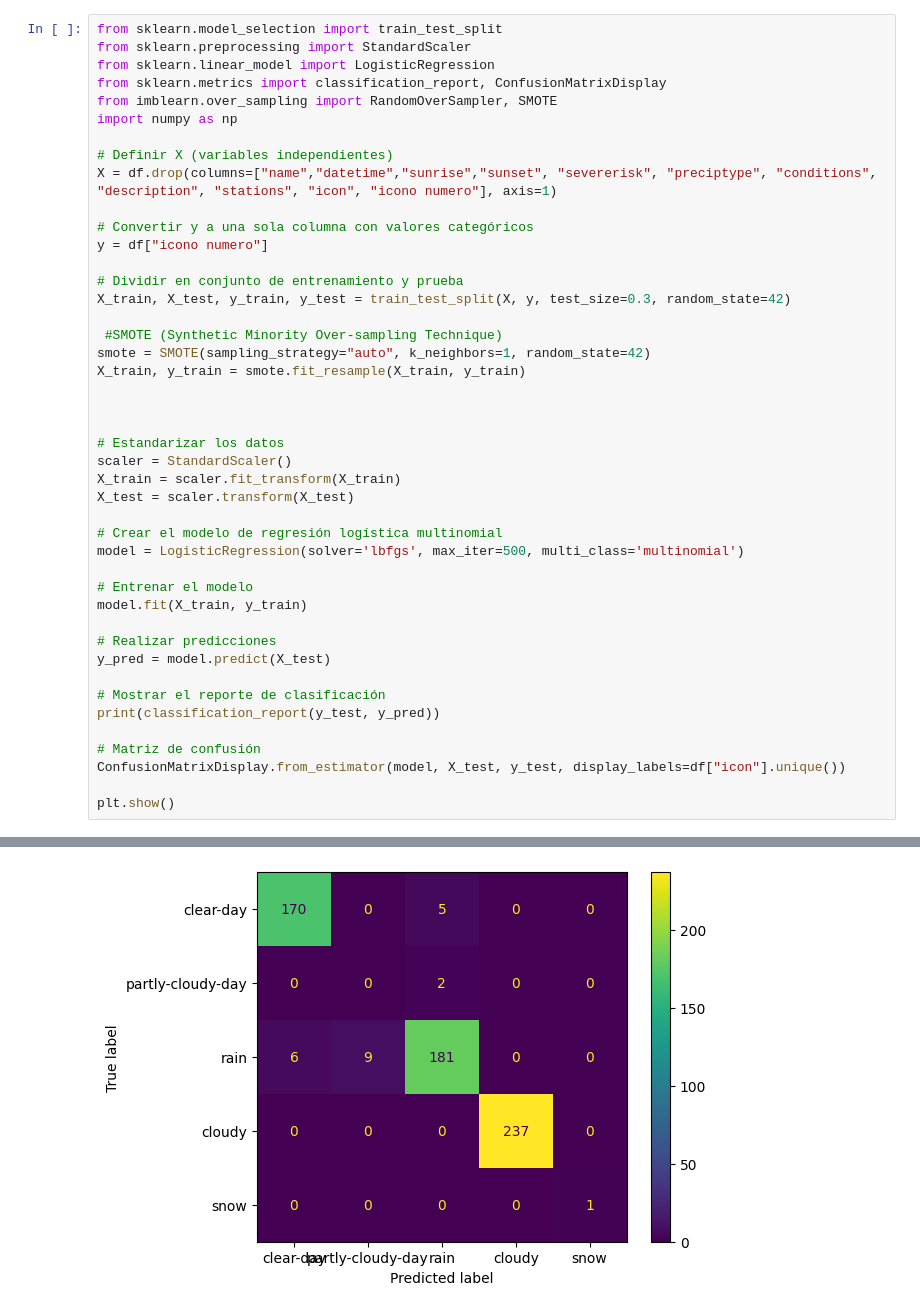
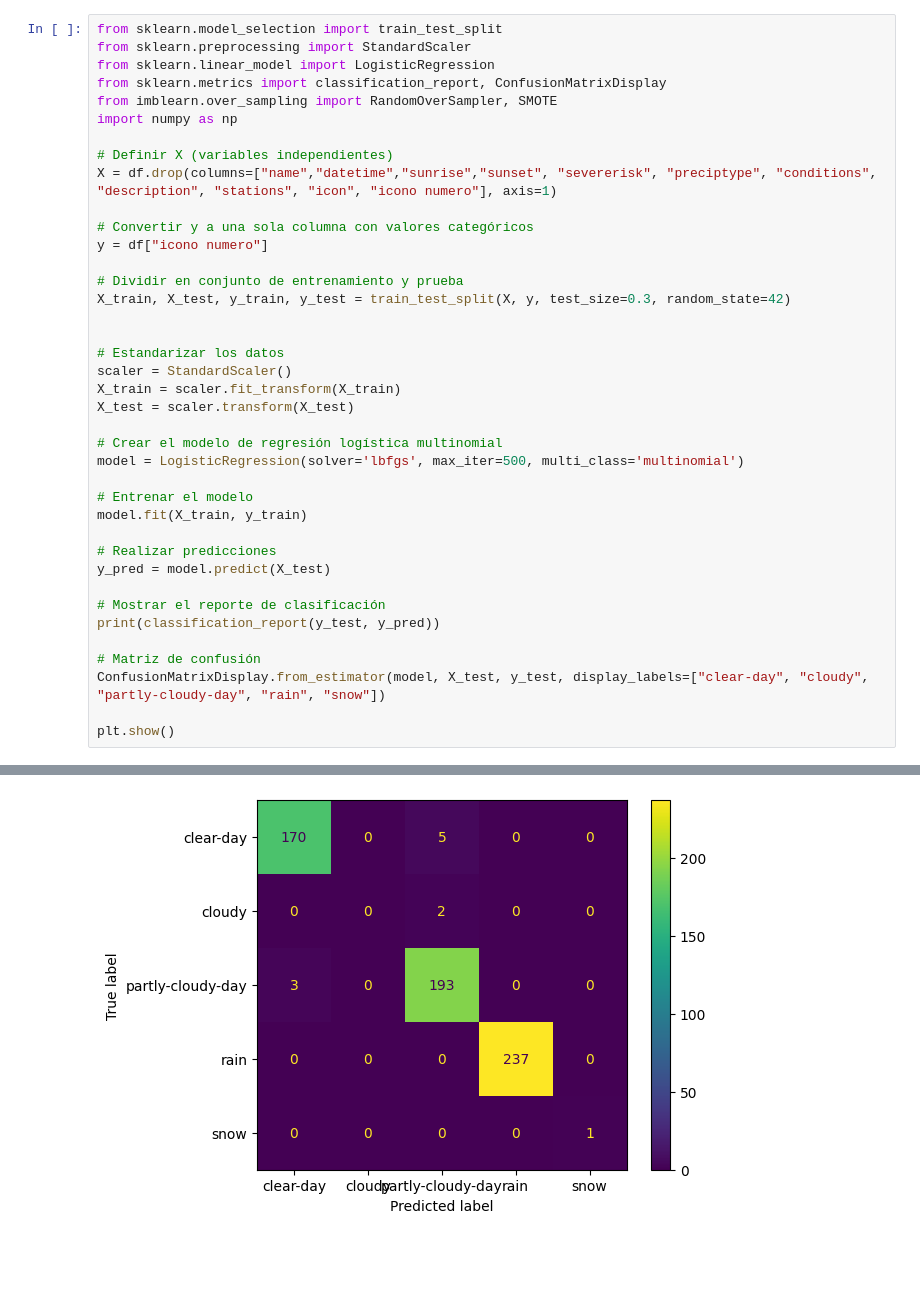
Before and after one commit to J0rge14/TrabajoTemperatura, a Jupyter notebook: regresionlogistica.ipynb, the cells around one changed output, grey strips where cells are left out. Drawn from its saved outputs; the diff is of its cells as text; blank space fills up the shorter version.

```diff
--- a/regresionlogistica.ipynb
+++ b/regresionlogistica.ipynb
@@ -53,11 +50,6 @@ y = df["icono numero"]
 
 # Dividir en conjunto de entrenamiento y prueba
 X_train, X_test, y_train, y_test = train_test_split(X, y, test_size=0.3, random_state=42)
-
- #SMOTE (Synthetic Minority Over-sampling Technique)
-smote = SMOTE(sampling_strategy="auto", k_neighbors=1, random_state=42)
-X_train, y_train = smote.fit_resample(X_train, y_train)
-
 
 
 # Estandarizar los datos
@@ -78,7 +70,7 @@ y_pred = model.predict(X_test)
 print(classification_report(y_test, y_pred))
 
 # Matriz de confusión
-ConfusionMatrixDisplay.from_estimator(model, X_test, y_test, display_labels=df["icon"].unique())
+ConfusionMatrixDisplay.from_estimator(model, X_test, y_test, display_labels=["clear-day", "cloudy", "partly-cloudy-day", "rain", "snow"])
 
 plt.show()
 # %% [output]
@@ -96,4 +88,4 @@ weighted avg       0.98      0.96      0.97       611
-[figure, old version]
+[figure, new version]
 # %%
 # Creamos la función para ejecutar el modelo con nuevos datos
 nombre_caracteristica = [
```
Also changed, not shown: parts of 3 cells of this notebook.
